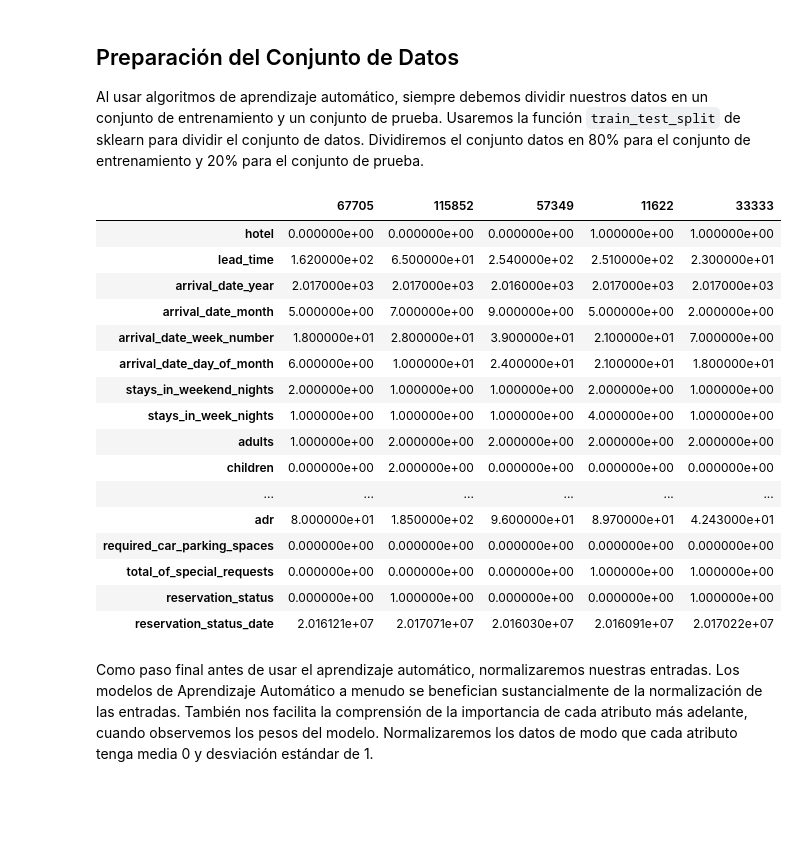
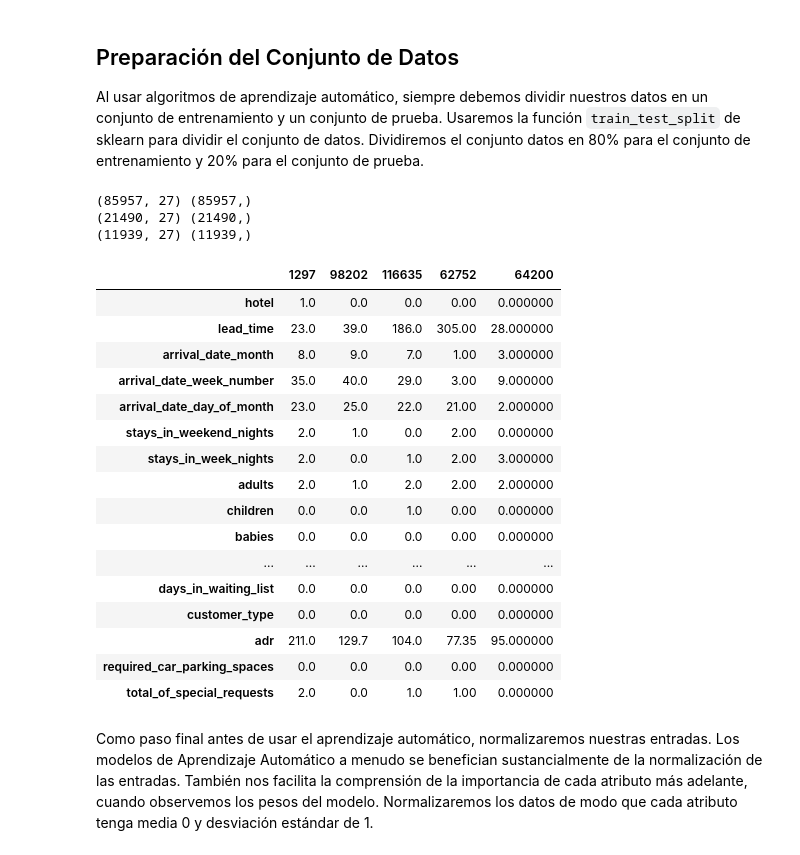
Before and after one commit to JennyRemolina/Modelo_Predictivo_Hotel, a Jupyter notebook: projectIA.ipynb, the cells around one changed output. Saved outputs shown, nothing was run; the diff lists cells and outputs as text; code cells hidden in the pictures; blank space fills up the shorter version.

```diff
--- a/projectIA.ipynb
+++ b/projectIA.ipynb
@@ -218,0 +251,2 @@ reserva['company'] = reserva['company'].replace(np.nan, promedio)
+# %%
+reserva = reserva.drop('company', 1);
@@ -228,0 +271,2 @@ reserva = reserva.dropna()
+# %%
+reserva = reserva.drop('arrival_date_year', 1)
@@ -229,3 +276,6 @@ reserva = reserva.dropna()
+# %%
+reserva = reserva.drop('reservation_status', 1)
+reserva = reserva.drop('reservation_status_date',1)
 # %% [markdown]
 ### - Verificando que los atributos no contengan valores nan
 # %%
@@ -285,12 +335,15 @@ reserva['arrival_date_month'].replace(['January','February','March','April','May
 # Cambio los datos de meal en números
 reserva['meal'].replace(['BB', 'FB', 'HB', 'SC', 'Undefined'],[0,1,2,3,4],inplace=True)
 
+# reserva['reservation_status_month'] = pd.to_datetime(reserva["reservation_status_date"]).dt.strftime("%m")
+# reserva['reservation_status_day'] = pd.to_datetime(reserva["reservation_status_date"]).dt.strftime("%d")
+
 # Cambio el tipo de dato de date de object a int
-reserva['reservation_status_date'] = pd.to_datetime(reserva["reservation_status_date"]).dt.strftime("%Y%m%d")
-reserva["reservation_status_date"] = reserva['reservation_status_date'].astype('int')
+#reserva['reservation_status_date'] = pd.to_datetime(reserva["reservation_status_date"]).dt.strftime("%Y%m%d")
+#reserva["reservation_status_date"] = reserva['reservation_status_date'].astype('int')
 
 # Cambio los datos de reservation_status en números
-reserva['reservation_status'].replace(['Canceled','Check-Out','No-Show'],[0,1,2],inplace=True)
+#reserva['reservation_status'].replace(['Canceled','Check-Out','No-Show'],[0,1,2],inplace=True)
 
 # Cambio los datos de customer_type en números
 reserva['customer_type'].replace(['Transient', 'Contract', 'Transient-Party', 'Group'],[0,1,2,3],inplace=True)
@@ -420,30 +473,43 @@ reserva.groupby("is_canceled")["customer_type"].mean().plot.bar()
 Al usar algoritmos de aprendizaje automático, siempre debemos dividir nuestros datos en un conjunto de entrenamiento y un conjunto de prueba. Usaremos la función `train_test_split` de sklearn para dividir el conjunto de datos. Dividiremos el conjunto datos en 80% para el conjunto de entrenamiento y 20% para el conjunto de prueba.
 # %%
 from sklearn.model_selection import train_test_split
-salida = reserva.is_canceled
-attr = reserva.drop('is_canceled', 1)
-X_entrenamiento, X_prueba, y_entrenamiento, y_prueba = train_test_split(attr, salida,
+salidaParaModelo = reserva.is_canceled
+
+atributosParaModelo = reserva.drop('is_canceled', 1)
+
+X_entrenamiento, X_prueba, y_entrenamiento, y_prueba = train_test_split(atributosParaModelo, salidaParaModelo,
+                                                                        test_size = 0.1,
+                                                                        random_state=42)
+
+X_entrenamiento, X_validacion, y_entrenamiento, y_validacion = train_test_split(X_entrenamiento, y_entrenamiento,
                                                                         test_size = 0.2,
-                                                                        random_state=42)
+                                                                        random_state=43)
+
+print(X_entrenamiento.shape,y_entrenamiento.shape)
+print(X_validacion.shape, y_validacion.shape)
+print(X_prueba.shape, y_prueba.shape)
 X_entrenamiento.head().T
 # %% [output]
+(85957, 27) (85957,)
+(21490, 27) (21490,)
+(11939, 27) (11939,)
-|  | 67705 | 115852 | 57349 | 11622 | 33333 |
-| hotel | 0.000000e+00 | 0.000000e+00 | 0.000000e+00 | 1.000000e+00 | 1.000000e+00 |
-| lead_time | 1.620000e+02 | 6.500000e+01 | 2.540000e+02 | 2.510000e+02 | 2.300000e+01 |
-| arrival_date_year | 2.017000e+03 | 2.017000e+03 | 2.016000e+03 | 2.017000e+03 | 2.017000e+03 |
-| arrival_date_month | 5.000000e+00 | 7.000000e+00 | 9.000000e+00 | 5.000000e+00 | 2.000000e+00 |
-| arrival_date_week_number | 1.800000e+01 | 2.800000e+01 | 3.900000e+01 | 2.100000e+01 | 7.000000e+00 |
-| arrival_date_day_of_month | 6.000000e+00 | 1.000000e+01 | 2.400000e+01 | 2.100000e+01 | 1.800000e+01 |
-| stays_in_weekend_nights | 2.000000e+00 | 1.000000e+00 | 1.000000e+00 | 2.000000e+00 | 1.000000e+00 |
-| stays_in_week_nights | 1.000000e+00 | 1.000000e+00 | 1.000000e+00 | 4.000000e+00 | 1.000000e+00 |
-| adults | 1.000000e+00 | 2.000000e+00 | 2.000000e+00 | 2.000000e+00 | 2.000000e+00 |
-| children | 0.000000e+00 | 2.000000e+00 | 0.000000e+00 | 0.000000e+00 | 0.000000e+00 |
+|  | 1297 | 98202 | 116635 | 62752 | 64200 |
+| hotel | 1.0 | 0.0 | 0.0 | 0.00 | 0.000000 |
+| lead_time | 23.0 | 39.0 | 186.0 | 305.00 | 28.000000 |
+| arrival_date_month | 8.0 | 9.0 | 7.0 | 1.00 | 3.000000 |
+| arrival_date_week_number | 35.0 | 40.0 | 29.0 | 3.00 | 9.000000 |
+| arrival_date_day_of_month | 23.0 | 25.0 | 22.0 | 21.00 | 2.000000 |
+| stays_in_weekend_nights | 2.0 | 1.0 | 0.0 | 2.00 | 0.000000 |
+| stays_in_week_nights | 2.0 | 0.0 | 1.0 | 2.00 | 3.000000 |
+| adults | 2.0 | 1.0 | 2.0 | 2.00 | 2.000000 |
+| children | 0.0 | 0.0 | 1.0 | 0.00 | 0.000000 |
+| babies | 0.0 | 0.0 | 0.0 | 0.00 | 0.000000 |
 | ... | ... | ... | ... | ... | ... |
-| adr | 8.000000e+01 | 1.850000e+02 | 9.600000e+01 | 8.970000e+01 | 4.243000e+01 |
-| required_car_parking_spaces | 0.000000e+00 | 0.000000e+00 | 0.000000e+00 | 0.000000e+00 | 0.000000e+00 |
-| total_of_special_requests | 0.000000e+00 | 0.000000e+00 | 0.000000e+00 | 1.000000e+00 | 1.000000e+00 |
-| reservation_status | 0.000000e+00 | 1.000000e+00 | 0.000000e+00 | 0.000000e+00 | 1.000000e+00 |
-| reservation_status_date | 2.016121e+07 | 2.017071e+07 | 2.016030e+07 | 2.016091e+07 | 2.017022e+07 |
+| days_in_waiting_list | 0.0 | 0.0 | 0.0 | 0.00 | 0.000000 |
+| customer_type | 0.0 | 0.0 | 0.0 | 0.00 | 0.000000 |
+| adr | 211.0 | 129.7 | 104.0 | 77.35 | 95.000000 |
+| required_car_parking_spaces | 0.0 | 0.0 | 0.0 | 0.00 | 0.000000 |
+| total_of_special_requests | 2.0 | 0.0 | 1.0 | 1.00 | 0.000000 |
 # %% [markdown]
 Como paso final antes de usar el aprendizaje automático, normalizaremos nuestras entradas. Los modelos de Aprendizaje Automático a menudo se benefician sustancialmente de la normalización de las entradas. También nos facilita la comprensión de la importancia de cada atributo más adelante, cuando observemos los pesos del modelo. Normalizaremos los datos de modo que cada atributo tenga media 0 y desviación estándar de 1.
 # %%
```
Also changed, not shown: parts of 61 cells of this notebook.
